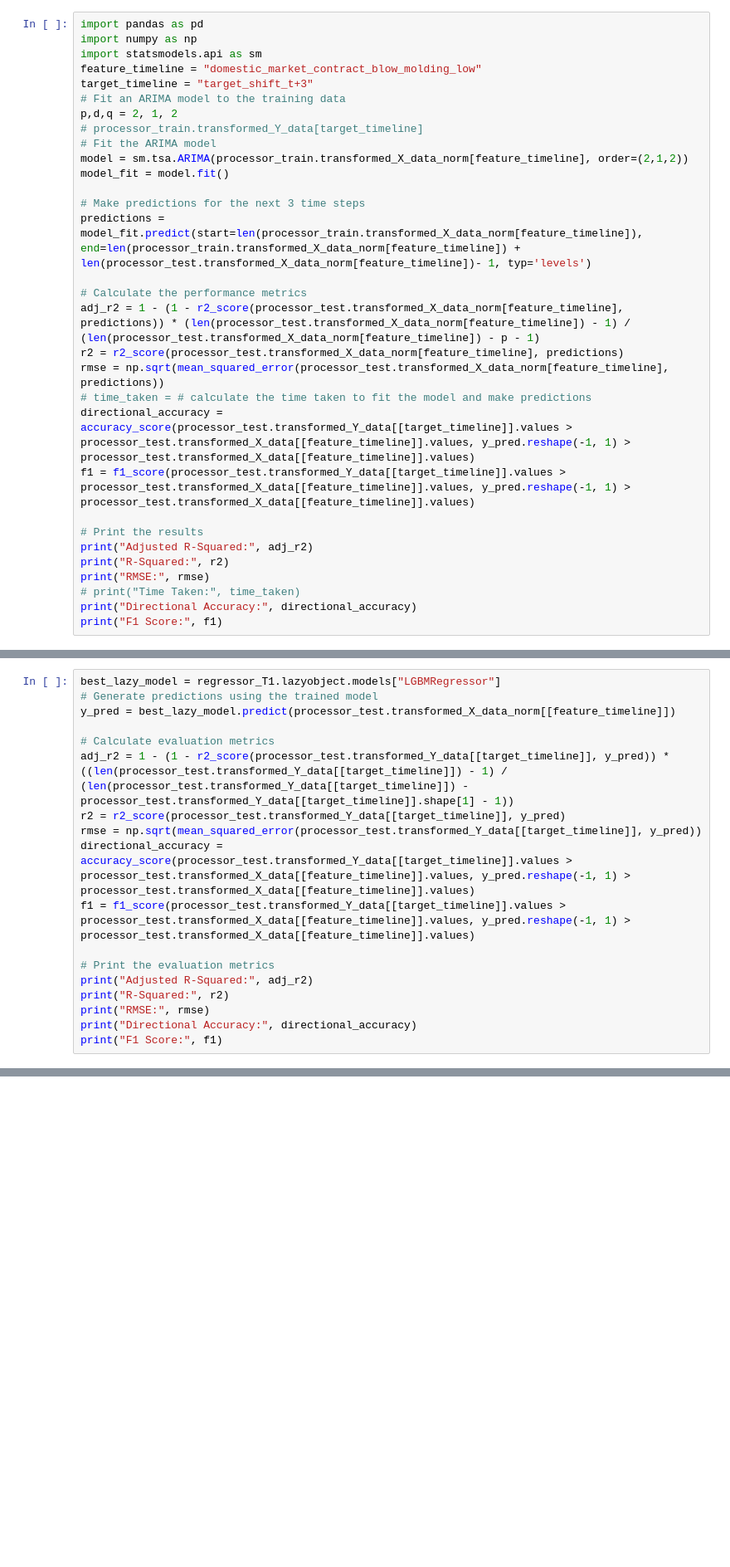
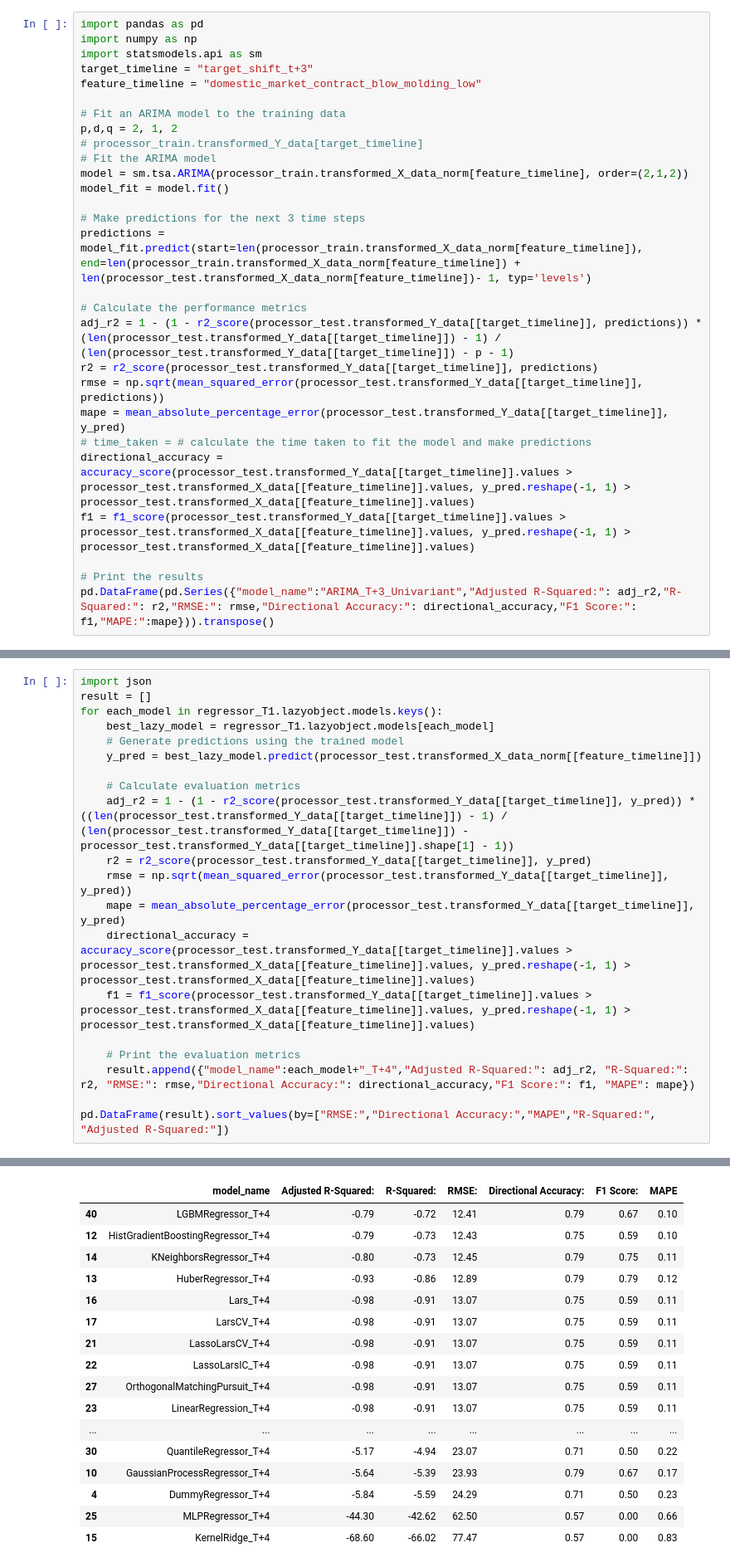
Before and after one commit to vincycode7/TaiyoAI_Domestic_Molding, a Jupyter notebook: exploratory_data_analysis.ipynb, the cells around one changed output, grey strips where cells are left out. Shown: that part at 83% size. Drawn from its saved outputs; the diff is of its cells as text; blank space fills up the shorter version.

```diff
--- a/exploratory_data_analysis.ipynb
+++ b/exploratory_data_analysis.ipynb
@@ -510,8 +604,9 @@ Training complete!
 import pandas as pd
 import numpy as np
 import statsmodels.api as sm
+target_timeline = "target_shift_t+3"
 feature_timeline = "domestic_market_contract_blow_molding_low"
-target_timeline = "target_shift_t+3"
+
 # Fit an ARIMA model to the training data
 p,d,q = 2, 1, 2
 # processor_train.transformed_Y_data[target_timeline]
@@ -523,18 +618,14 @@ model_fit = model.fit()
 predictions = model_fit.predict(start=len(processor_train.transformed_X_data_norm[feature_timeline]), end=len(processor_train.transformed_X_data_norm[feature_timeline]) + len(processor_test.transformed_X_data_norm[feature_timeline])- 1, typ='levels')
 
 # Calculate the performance metrics
-adj_r2 = 1 - (1 - r2_score(processor_test.transformed_X_data_norm[feature_timeline], predictions)) * (len(processor_test.transformed_X_data_norm[feature_timeline]) - 1) / (len(processor_test.transformed_X_data_norm[feature_timeline]) - p - 1)
-r2 = r2_score(processor_test.transformed_X_data_norm[feature_timeline], predictions)
-rmse = np.sqrt(mean_squared_error(processor_test.transformed_X_data_norm[feature_timeline], predictions))
+adj_r2 = 1 - (1 - r2_score(processor_test.transformed_Y_data[[target_timeline]], predictions)) * (len(processor_test.transformed_Y_data[[target_timeline]]) - 1) / (len(processor_test.transformed_Y_data[[target_timeline]]) - p - 1)
+r2 = r2_score(processor_test.transformed_Y_data[[target_timeline]], predictions)
+rmse = np.sqrt(mean_squared_error(processor_test.transformed_Y_data[[target_timeline]], predictions))
+mape = mean_absolute_percentage_error(processor_test.transformed_Y_data[[target_timeline]], y_pred)
 # time_taken = # calculate the time taken to fit the model and make predictions
 directional_accuracy = accuracy_score(processor_test.transformed_Y_data[[target_timeline]].values > processor_test.transformed_X_data[[feature_timeline]].values, y_pred.reshape(-1, 1) > processor_test.transformed_X_data[[feature_timeline]].values)
 f1 = f1_score(processor_test.transformed_Y_data[[target_timeline]].values > processor_test.transformed_X_data[[feature_timeline]].values, y_pred.reshape(-1, 1) > processor_test.transformed_X_data[[feature_timeline]].values)
 
 # Print the results
-print("Adjusted R-Squared:", adj_r2)
-print("R-Squared:", r2)
-print("RMSE:", rmse)
-# print("Time Taken:", time_taken)
-print("Directional Accuracy:", directional_accuracy)
-print("F1 Score:", f1)
+pd.DataFrame(pd.Series({"model_name":"ARIMA_T+3_Univariant","Adjusted R-Squared:": adj_r2,"R-Squared:": r2,"RMSE:": rmse,"Directional Accuracy:": directional_accuracy,"F1 Score:": f1,"MAPE:":mape})).transpose()
 # %% [output]
@@ -574,19 +662,21 @@ Found array with 1 feature(s) (shape=(248, 1)) while a minimum of 2 is required
 # %%
-best_lazy_model = regressor_T1.lazyobject.models["LGBMRegressor"]
-# Generate predictions using the trained model
-y_pred = best_lazy_model.predict(processor_test.transformed_X_data_norm[[feature_timeline]])
+import json
+result = []
+for each_model in regressor_T1.lazyobject.models.keys():
+    best_lazy_model = regressor_T1.lazyobject.models[each_model]
+    # Generate predictions using the trained model
+    y_pred = best_lazy_model.predict(processor_test.transformed_X_data_norm[[feature_timeline]])
 
-# Calculate evaluation metrics
-adj_r2 = 1 - (1 - r2_score(processor_test.transformed_Y_data[[target_timeline]], y_pred)) * ((len(processor_test.transformed_Y_data[[target_timeline]]) - 1) / (len(processor_test.transformed_Y_data[[target_timeline]]) - processor_test.transformed_Y_data[[target_timeline]].shape[1] - 1))
-r2 = r2_score(processor_test.transformed_Y_data[[target_timeline]], y_pred)
-rmse = np.sqrt(mean_squared_error(processor_test.transformed_Y_data[[target_timeline]], y_pred))
-directional_accuracy = accuracy_score(processor_test.transformed_Y_data[[target_timeline]].values > processor_test.transformed_X_data[[feature_timeline]].values, y_pred.reshape(-1, 1) > processor_test.transformed_X_data[[feature_timeline]].values)
-f1 = f1_score(processor_test.transformed_Y_data[[target_timeline]].values > processor_test.transformed_X_data[[feature_timeline]].values, y_pred.reshape(-1, 1) > processor_test.transformed_X_data[[feature_timeline]].values)
+    # Calculate evaluation metrics
+    adj_r2 = 1 - (1 - r2_score(processor_test.transformed_Y_data[[target_timeline]], y_pred)) * ((len(processor_test.transformed_Y_data[[target_timeline]]) - 1) / (len(processor_test.transformed_Y_data[[target_timeline]]) - processor_test.transformed_Y_data[[target_timeline]].shape[1] - 1))
+    r2 = r2_score(processor_test.transformed_Y_data[[target_timeline]], y_pred)
+    rmse = np.sqrt(mean_squared_error(processor_test.transformed_Y_data[[target_timeline]], y_pred))
+    mape = mean_absolute_percentage_error(processor_test.transformed_Y_data[[target_timeline]], y_pred)
+    directional_accuracy = accuracy_score(processor_test.transformed_Y_data[[target_timeline]].values > processor_test.transformed_X_data[[feature_timeline]].values, y_pred.reshape(-1, 1) > processor_test.transformed_X_data[[feature_timeline]].values)
+    f1 = f1_score(processor_test.transformed_Y_data[[target_timeline]].values > processor_test.transformed_X_data[[feature_timeline]].values, y_pred.reshape(-1, 1) > processor_test.transformed_X_data[[feature_timeline]].values)
 
-# Print the evaluation metrics
-print("Adjusted R-Squared:", adj_r2)
-print("R-Squared:", r2)
-print("RMSE:", rmse)
-print("Directional Accuracy:", directional_accuracy)
-print("F1 Score:", f1)
+    # Print the evaluation metrics
+    result.append({"model_name":each_model+"_T+4","Adjusted R-Squared:": adj_r2, "R-Squared:": r2, "RMSE:": rmse,"Directional Accuracy:": directional_accuracy,"F1 Score:": f1, "MAPE": mape})
+
+pd.DataFrame(result).sort_values(by=["RMSE:","Directional Accuracy:","MAPE","R-Squared:", "Adjusted R-Squared:"])
 # %% [output]
@@ -597,0 +683,17 @@ F1 Score: 0.6666666666666666
+|  | model_name | Adjusted R-Squared: | R-Squared: | RMSE: | Directional Accuracy: | F1 Score: | MAPE |
+| 40 | LGBMRegressor_T+4 | -0.79 | -0.72 | 12.41 | 0.79 | 0.67 | 0.10 |
+| 12 | HistGradientBoostingRegressor_T+4 | -0.79 | -0.73 | 12.43 | 0.75 | 0.59 | 0.10 |
+| 14 | KNeighborsRegressor_T+4 | -0.80 | -0.73 | 12.45 | 0.79 | 0.75 | 0.11 |
+| 13 | HuberRegressor_T+4 | -0.93 | -0.86 | 12.89 | 0.79 | 0.79 | 0.12 |
+| 16 | Lars_T+4 | -0.98 | -0.91 | 13.07 | 0.75 | 0.59 | 0.11 |
+| 17 | LarsCV_T+4 | -0.98 | -0.91 | 13.07 | 0.75 | 0.59 | 0.11 |
+| 21 | LassoLarsCV_T+4 | -0.98 | -0.91 | 13.07 | 0.75 | 0.59 | 0.11 |
+| 22 | LassoLarsIC_T+4 | -0.98 | -0.91 | 13.07 | 0.75 | 0.59 | 0.11 |
+| 27 | OrthogonalMatchingPursuit_T+4 | -0.98 | -0.91 | 13.07 | 0.75 | 0.59 | 0.11 |
+| 23 | LinearRegression_T+4 | -0.98 | -0.91 | 13.07 | 0.75 | 0.59 | 0.11 |
+| ... | ... | ... | ... | ... | ... | ... | ... |
+| 30 | QuantileRegressor_T+4 | -5.17 | -4.94 | 23.07 | 0.71 | 0.50 | 0.22 |
+| 10 | GaussianProcessRegressor_T+4 | -5.64 | -5.39 | 23.93 | 0.79 | 0.67 | 0.17 |
+| 4 | DummyRegressor_T+4 | -5.84 | -5.59 | 24.29 | 0.71 | 0.50 | 0.23 |
+| 25 | MLPRegressor_T+4 | -44.30 | -42.62 | 62.50 | 0.57 | 0.00 | 0.66 |
+| 15 | KernelRidge_T+4 | -68.60 | -66.02 | 77.47 | 0.57 | 0.00 | 0.83 |
```
Also changed, not shown: parts of 49 cells of this notebook, 2 other files.
